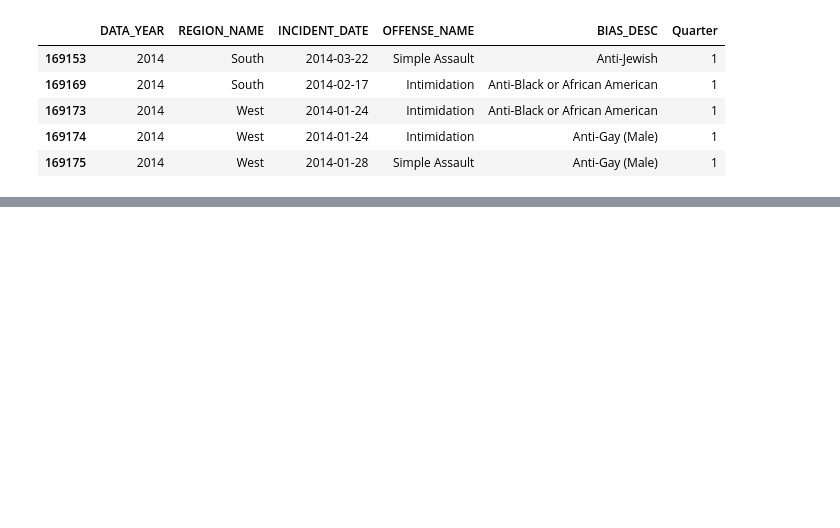
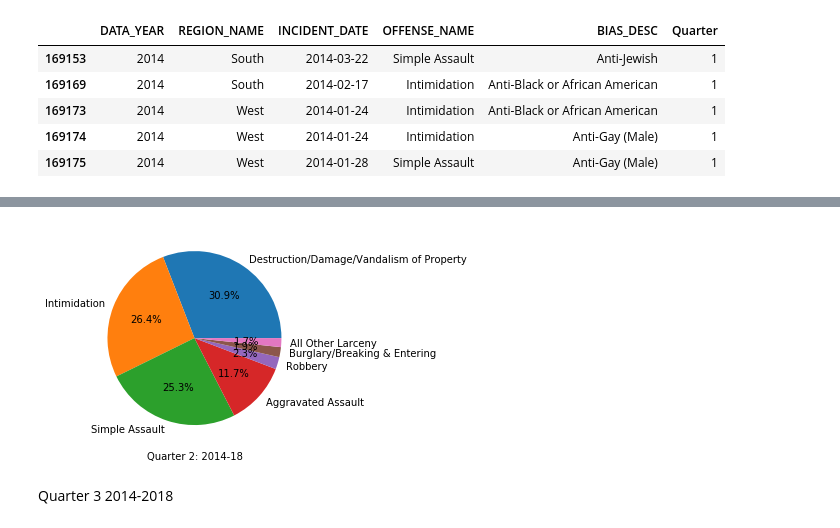
Before and after one commit to sjplaza/privateinvestigators, a Jupyter notebook: Crime.ipynb, the cells around one changed output, grey strips where cells are left out. Cells and saved outputs as stored; diff of their text form; code cells hidden in the pictures; blank space fills up the shorter version.

```diff
--- a/Crime.ipynb
+++ b/Crime.ipynb
@@ -65,0 +101,3 @@ Q1.head()
+# %%
+#filter out all of Quarter 2
+Q2 = year_filter[(year_filter["Quarter"]==2)]
@@ -65,0 +119,17 @@ Q1.head()
+# %%
+sim_offense2 = Q2.replace({
+   " Aggravated Assault;All Other":"Aggravated Assualt", "Intimidation;Simple Assault": "Simple Assault"})
+# %%
+count2 = sim_offense2["OFFENSE_NAME"].value_counts()
+
+#drop counts of crime less than one percent for a cleaner pie chart
+count2 = count2.where(count2>100).dropna(how="any")
+# %%
+#pie chart for Q2 offense
+plt.pie(count2.values, labels=count2.index.values, autopct="%1.1f%%")
+plt.xlabel("Quarter 2: 2014-18")
+plt.show()
+# %% [output]
+[figure, added]
+# %% [markdown]
+Quarter 3 2014-2018
```
Also changed, not shown: parts of 19 cells of this notebook.
